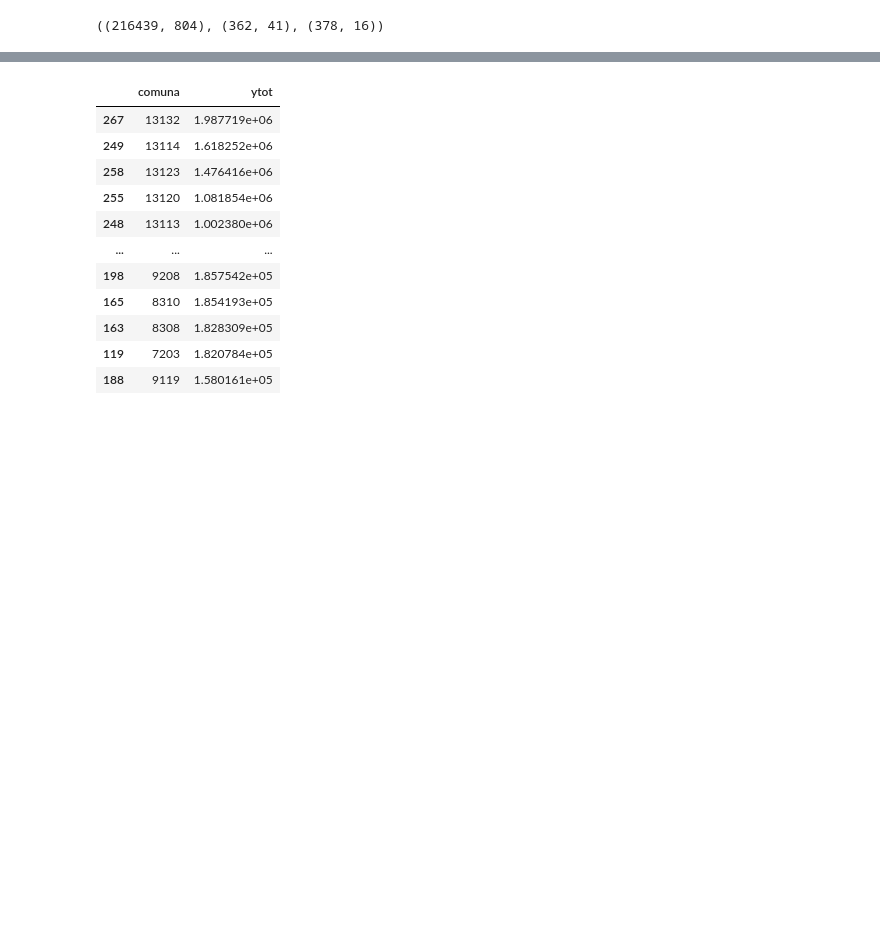
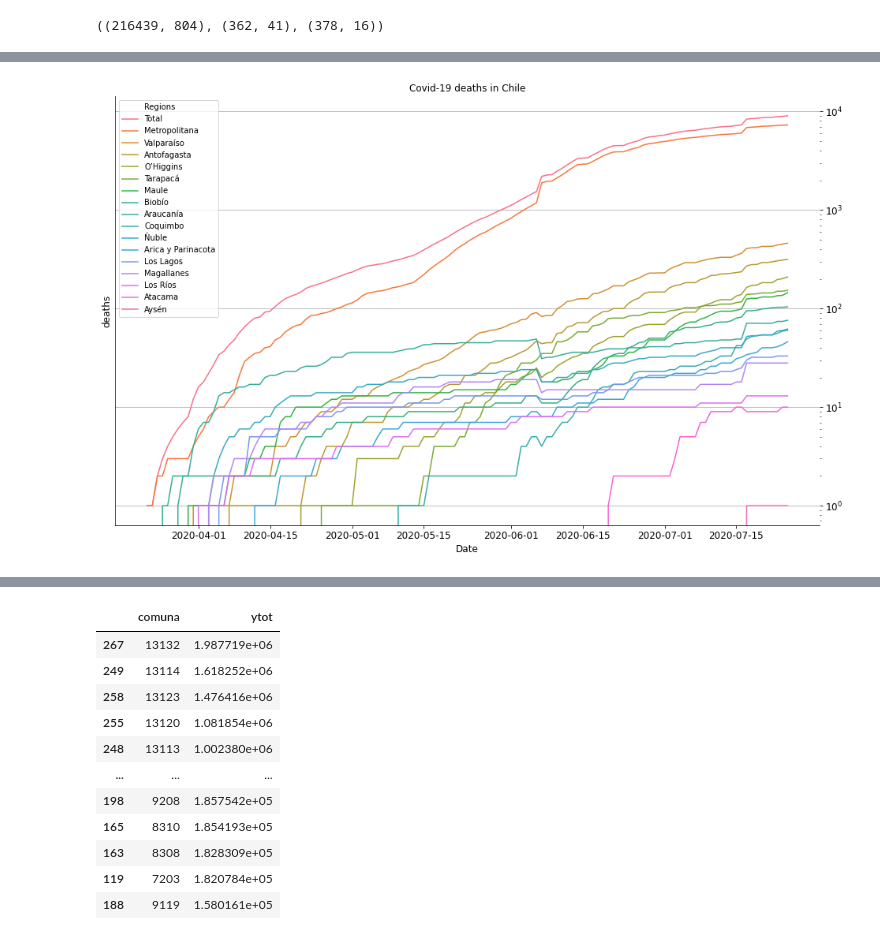
Before and after one commit to muellermax/Chile-Capstone, a Jupyter notebook: Chile Capstone.ipynb, the cells around one changed output, grey strips where cells are left out. Saved outputs shown, nothing was run; the diff lists cells and outputs as text; code cells hidden in the pictures; blank space fills up the shorter version.

```diff
--- a/Chile Capstone.ipynb
+++ b/Chile Capstone.ipynb
@@ -44,0 +121,4 @@ cases.iloc[:, [1, -2]]
+# %%
+timeline_plot(deaths_regions, 'deaths')
+# %% [output]
+[figure, added]
```
Also changed, not shown: parts of 11 cells of this notebook.
